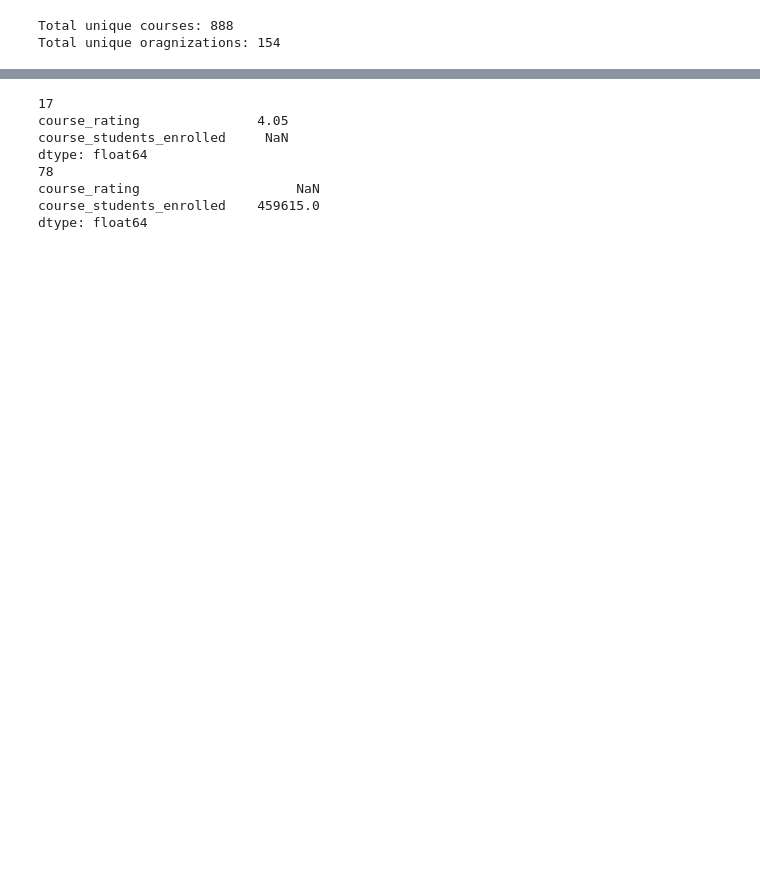
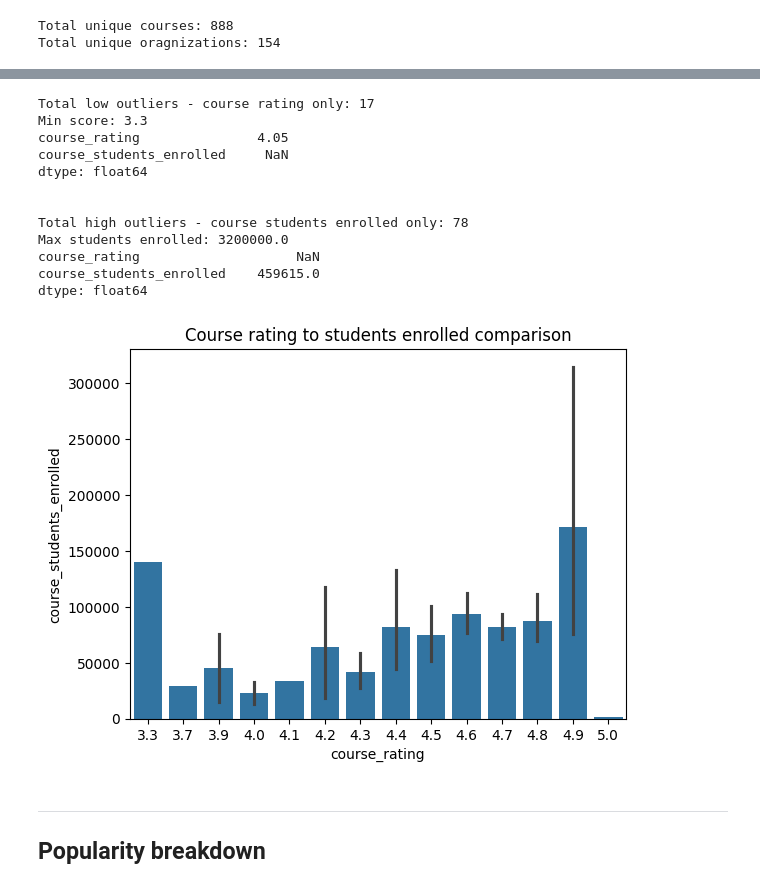
Before and after one commit to Rauzis/datavisual, a Jupyter notebook: Datavisual.ipynb, the cells around one changed output, grey strips where cells are left out. Cells and saved outputs as stored; diff of their text form; code cells hidden in the pictures; blank space fills up the shorter version.

Commit message:
Added plot, added min/max values

```diff
--- a/Datavisual.ipynb
+++ b/Datavisual.ipynb
@@ -12,7 +12,7 @@ def convert_enrolled(val):
     else:
         return float(val)
 
-df.course_students_enrolled = df.course_students_enrolled.apply(convert_k)
+df.course_students_enrolled = df.course_students_enrolled.apply(convert_enrolled)
 
 df.index = df.index.sort_values()
 # %% [markdown]
@@ -63,19 +100,38 @@ outl_high = num_csv[(num_csv > upper)]
 outl_low.notna().sum()
 outl_high.notna().sum()
 
-low = out_low[out_low.notna()]
-print(low.course_rating.dropna(how = "all").value_counts().sum())
+low = outl_low[outl_low.notna()]
+print("Total low outliers - course rating only:", low.course_rating.dropna(how = "all").value_counts().sum())
+print("Min score:", low.course_rating.min())
 print(low.mean().round(2))
-
-high = out_high[out_high.notna()]
-print(high.course_students_enrolled.dropna(how = "all").value_counts().sum())
+print("\n")
+high = outl_high[outl_high.notna()]
+print("Total high outliers - course students enrolled only:", high.course_students_enrolled.dropna(how = "all").value_counts().sum())
+print("Max students enrolled:", high.course_students_enrolled.max())
 print(high.mean().round())
 # %% [output]
-17
+Total low outliers - course rating only: 17
+Min score: 3.3
 course_rating               4.05
 course_students_enrolled     NaN
 dtype: float64
-78
+
+
+Total high outliers - course students enrolled only: 78
+Max students enrolled: 3200000.0
 course_rating                    NaN
 course_students_enrolled    459615.0
 dtype: float64
+# %%
+
+sns.barplot(x=df.course_rating, y=df.course_students_enrolled)
+
+# Adjust layout
+#plt.tight_layout()
+plt.title("Course rating to students enrolled comparison")
+plt.show()
+# %% [output]
+[figure, added]
+# %% [markdown]
+***
+## Popularity breakdown
```
Also changed, not shown: parts of 8 cells of this notebook.
